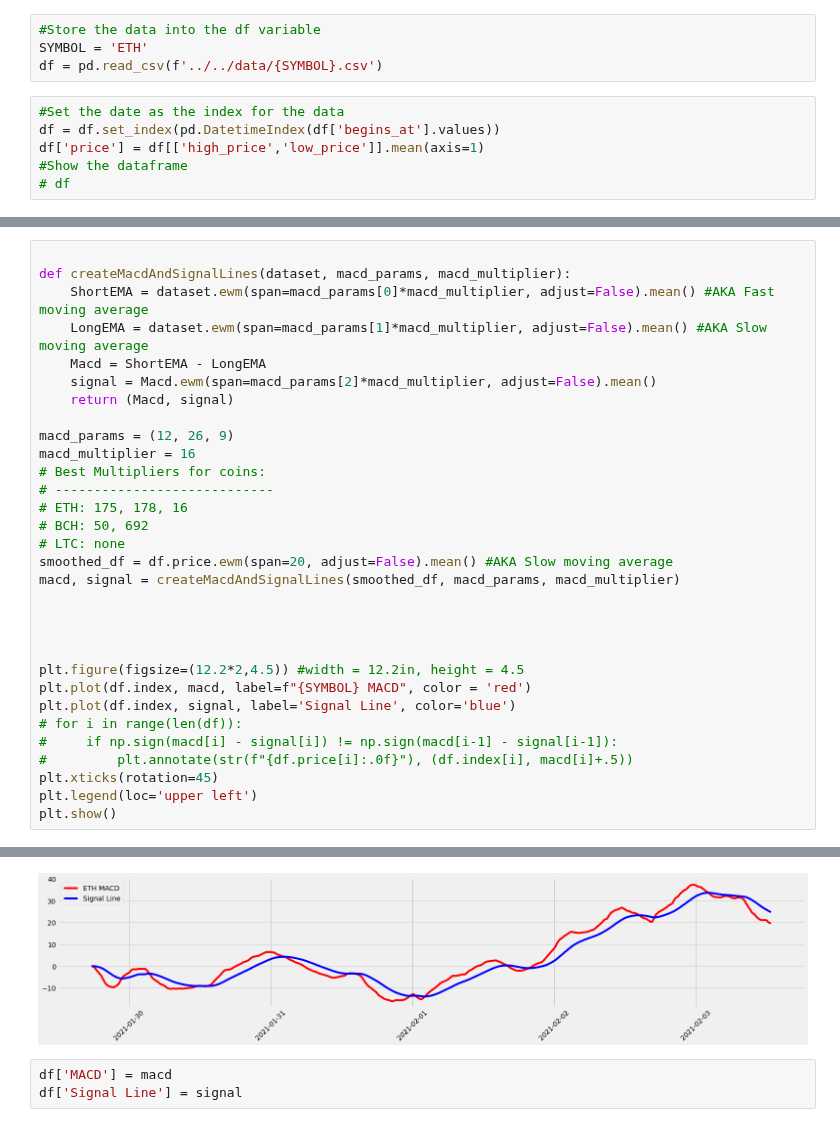
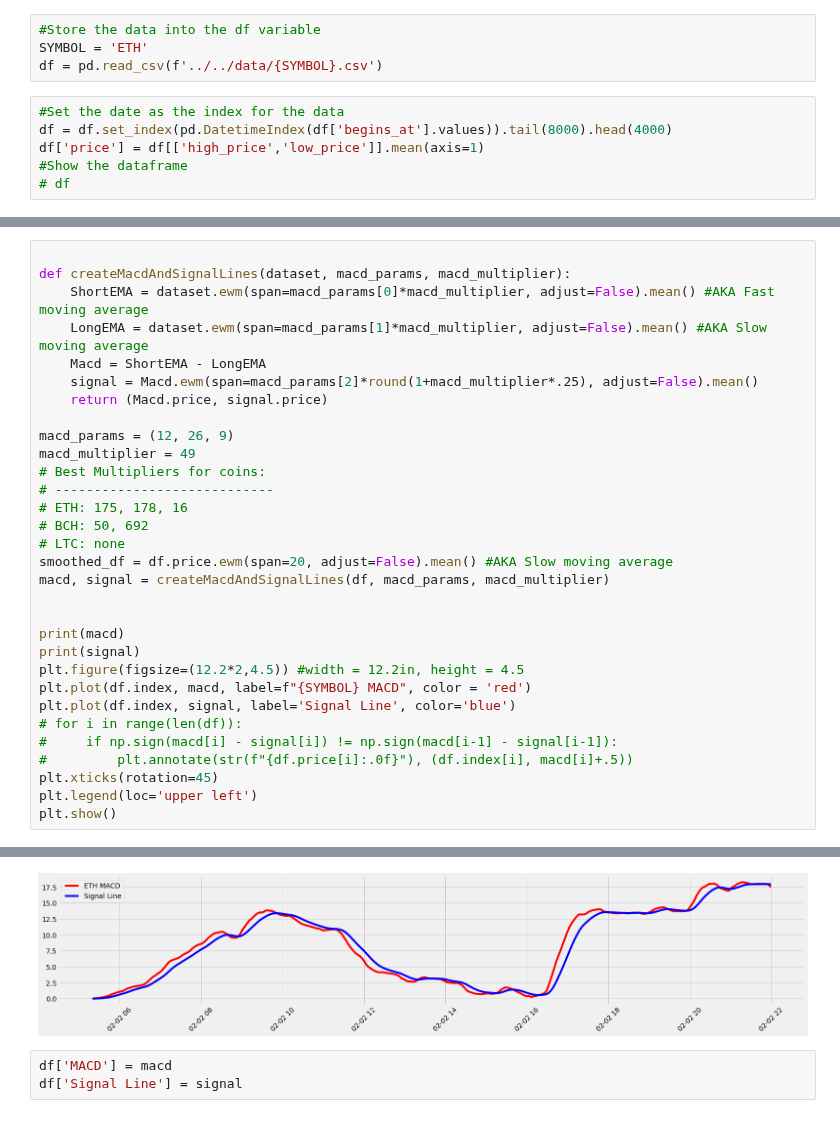
Before and after one commit to jsngalloway/night-trader, a Jupyter notebook: notebooks/macd_based/backwards_macd.ipynb, the cells around one changed output, grey strips where cells are left out. Drawn from its saved outputs; the diff is of its cells as text.

Commit message:
advanced parameter tuning

```diff
--- a/notebooks/macd_based/backwards_macd.ipynb
+++ b/notebooks/macd_based/backwards_macd.ipynb
@@ -11,7 +11,7 @@ SYMBOL = 'ETH'
 df = pd.read_csv(f'../../data/{SYMBOL}.csv')
 # %%
 #Set the date as the index for the data
-df = df.set_index(pd.DatetimeIndex(df['begins_at'].values))
+df = df.set_index(pd.DatetimeIndex(df['begins_at'].values)).tail(8000).head(4000)
 df['price'] = df[['high_price','low_price']].mean(axis=1)
 #Show the dataframe
 # df
@@ -34,22 +34,22 @@ def createMacdAndSignalLines(dataset, macd_params, macd_multiplier):
     ShortEMA = dataset.ewm(span=macd_params[0]*macd_multiplier, adjust=False).mean() #AKA Fast moving average
     LongEMA = dataset.ewm(span=macd_params[1]*macd_multiplier, adjust=False).mean() #AKA Slow moving average
     Macd = ShortEMA - LongEMA
-    signal = Macd.ewm(span=macd_params[2]*macd_multiplier, adjust=False).mean()
-    return (Macd, signal)
+    signal = Macd.ewm(span=macd_params[2]*round(1+macd_multiplier*.25), adjust=False).mean()
+    return (Macd.price, signal.price)
 
 macd_params = (12, 26, 9)
-macd_multiplier = 16
+macd_multiplier = 49
 # Best Multipliers for coins:
 # ----------------------------
 # ETH: 175, 178, 16
 # BCH: 50, 692
 # LTC: none
 smoothed_df = df.price.ewm(span=20, adjust=False).mean() #AKA Slow moving average
-macd, signal = createMacdAndSignalLines(smoothed_df, macd_params, macd_multiplier)
+macd, signal = createMacdAndSignalLines(df, macd_params, macd_multiplier)
 
 
-
-
+print(macd)
+print(signal)
 plt.figure(figsize=(12.2*2,4.5)) #width = 12.2in, height = 4.5
 plt.plot(df.index, macd, label=f"{SYMBOL} MACD", color = 'red')
 plt.plot(df.index, signal, label='Signal Line', color='blue')
@@ -63,4 +80,4 @@ plt.show()
-[figure, old version]
+[figure, new version]
 # %%
 df['MACD'] = macd
 df['Signal Line'] = signal
```
Also changed, not shown: parts of 5 cells of this notebook, 1 other file.
